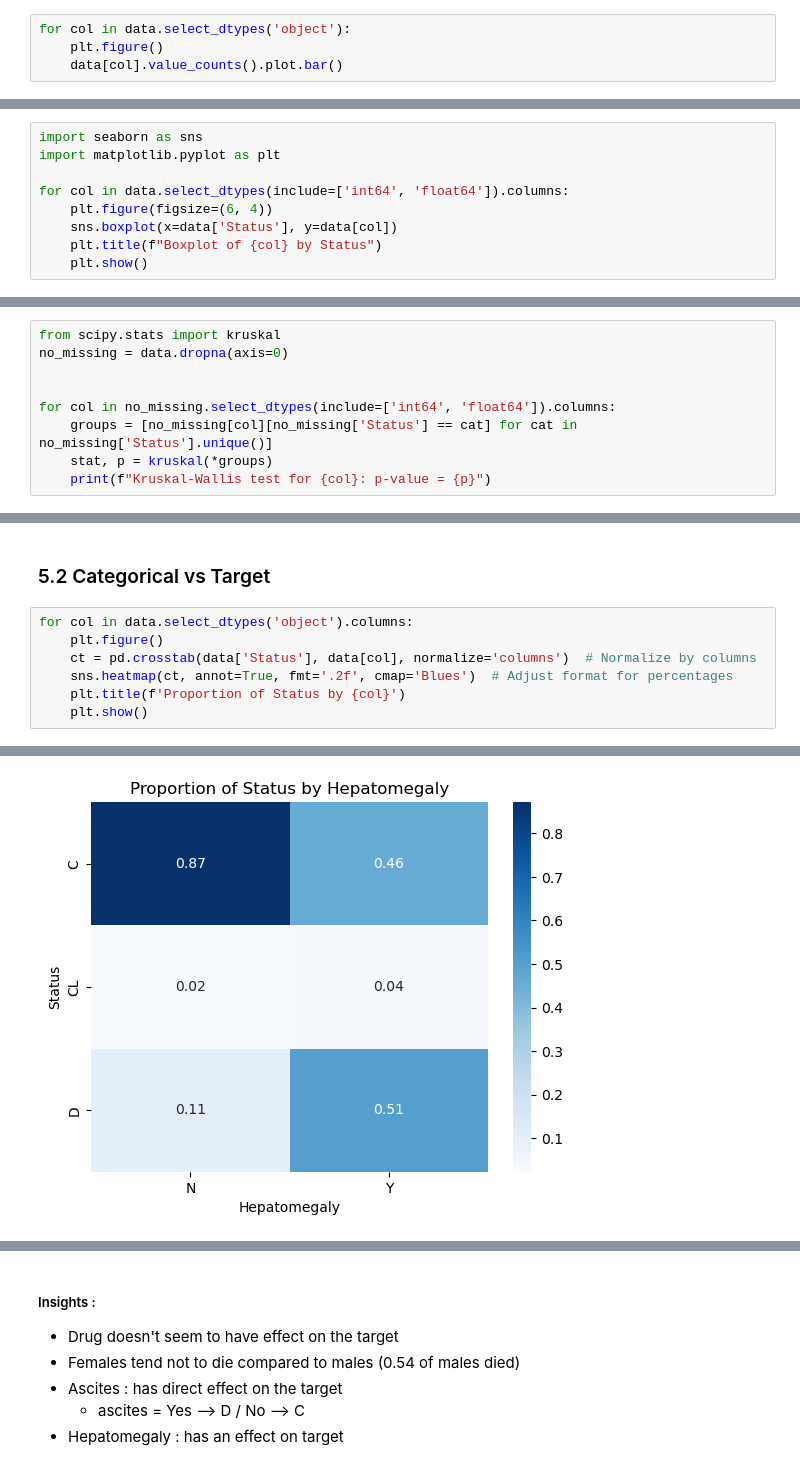
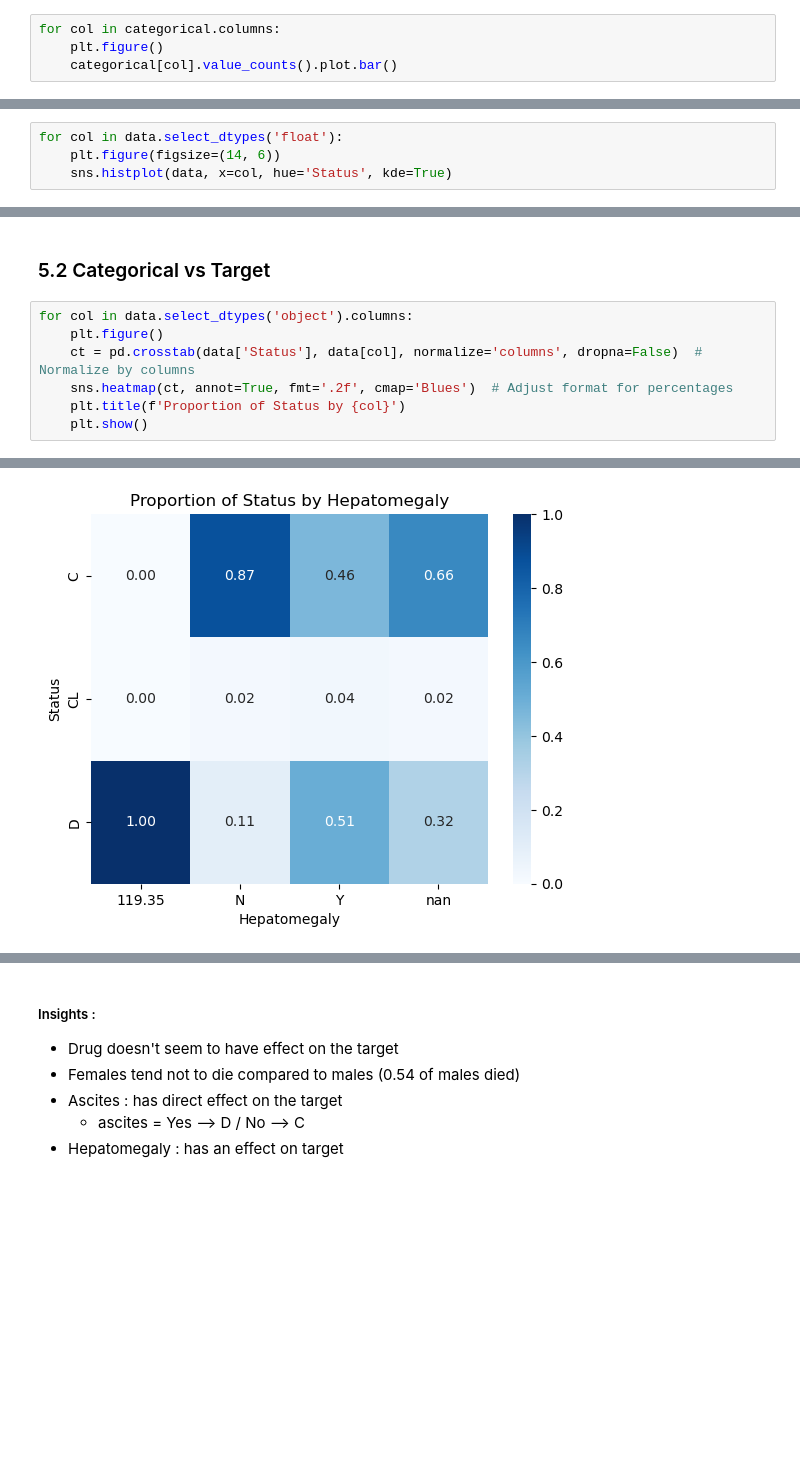
Before and after one commit to RiyadspX/Patients-Multi-class-Classification, a Jupyter notebook: notebooks/EDAx.ipynb, the cells around one changed output, grey strips where cells are left out. Saved outputs shown, nothing was run; the diff lists cells and outputs as text; blank space fills up the shorter version.

```diff
--- a/notebooks/EDAx.ipynb
+++ b/notebooks/EDAx.ipynb
@@ -359,4 +405,4 @@ data.loc[data['Ascites'] == 'D-penicillamine', 'Ascites'] = data['Ascites'].mode
 # %%
-for col in data.select_dtypes('object'):
+for col in categorical.columns:
     plt.figure()
-    data[col].value_counts().plot.bar()
+    categorical[col].value_counts().plot.bar()
@@ -395,12 +427,3 @@ summary
 # 5. Bivariate Analysis
 # %% [markdown]
 ### 5.1 Numerical vs Target
-# %%
-import seaborn as sns
-import matplotlib.pyplot as plt
-
-for col in data.select_dtypes(include=['int64', 'float64']).columns:
-    plt.figure(figsize=(6, 4))
-    sns.boxplot(x=data['Status'], y=data[col])
-    plt.title(f"Boxplot of {col} by Status")
-    plt.show()
@@ -421,9 +429,0 @@ for col in data.select_dtypes(include=['int64', 'float64']).columns:
-# %%
-from scipy.stats import kruskal
-no_missing = data.dropna(axis=0)
-
-
-for col in no_missing.select_dtypes(include=['int64', 'float64']).columns:
-    groups = [no_missing[col][no_missing['Status'] == cat] for cat in no_missing['Status'].unique()]
-    stat, p = kruskal(*groups)
-    print(f"Kruskal-Wallis test for {col}: p-value = {p}")
@@ -443,0 +430,4 @@ Kruskal-Wallis test for N_years: p-value = 5.873755849241287e-192
+# %%
+for col in data.select_dtypes('float'):
+    plt.figure(figsize=(14, 6))
+    sns.histplot(data, x=col, hue='Status', kde=True)
@@ -455,7 +472,7 @@ for col in data:
 # %%
 for col in data.select_dtypes('object').columns:
     plt.figure()
-    ct = pd.crosstab(data['Status'], data[col], normalize='columns')  # Normalize by columns
+    ct = pd.crosstab(data['Status'], data[col], normalize='columns', dropna=False)  # Normalize by columns
     sns.heatmap(ct, annot=True, fmt='.2f', cmap='Blues')  # Adjust format for percentages
     plt.title(f'Proportion of Status by {col}')
     plt.show()
@@ -466 +483 @@ for col in data.select_dtypes('object').columns:
-[figure, old version]
+[figure, new version]
```
Also changed, not shown: parts of 38 cells of this notebook, 18 other files.
